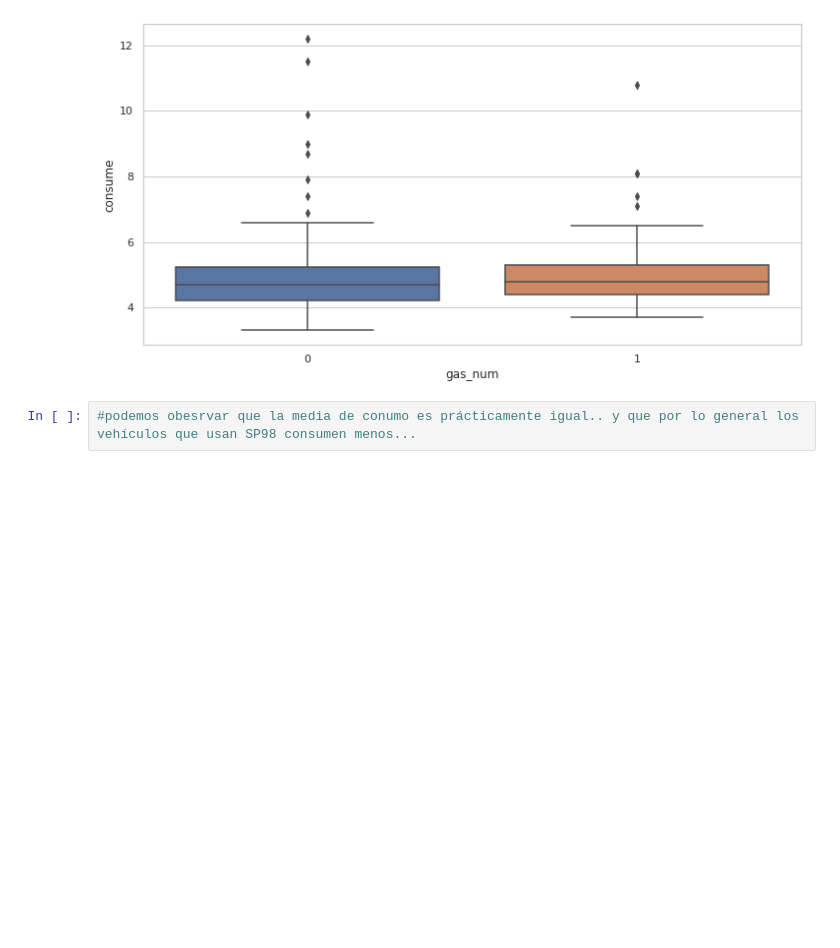
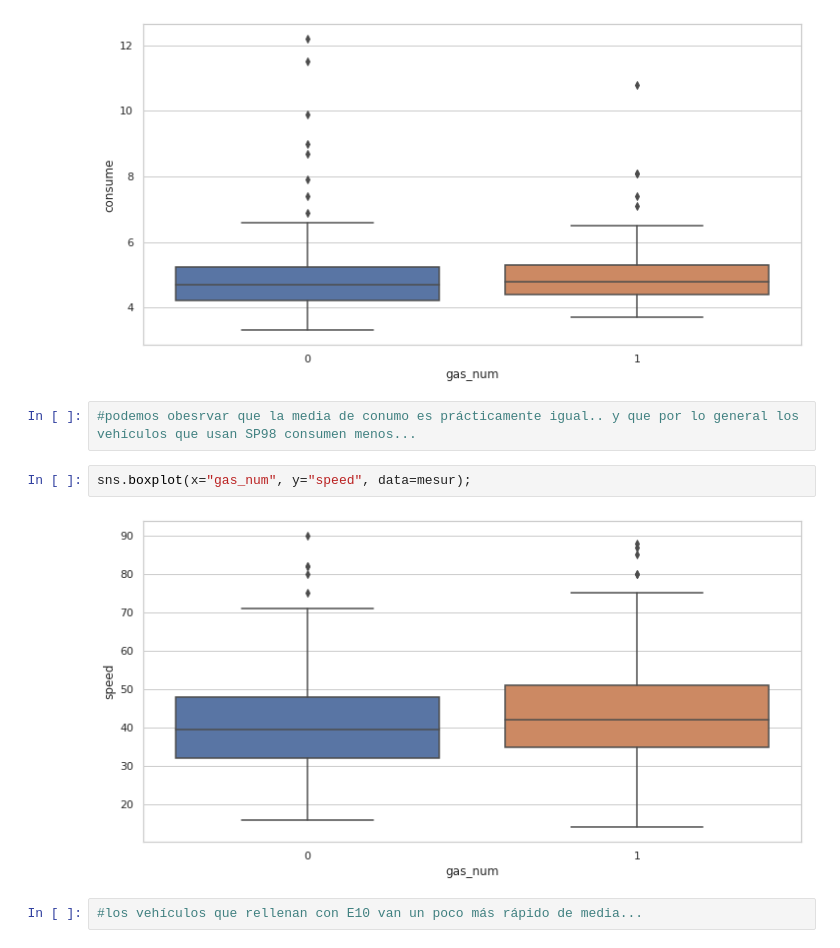
Before and after one commit to VictorRodriguezIronhack/reto_data, a Jupyter notebook: 02_visual_predicción.ipynb, the cells around one changed output. Cells and saved outputs as stored; diff of their text form; blank space fills up the shorter version.

```diff
--- a/02_visual.ipynb
+++ b/02_visual_predicción.ipynb
@@ -65,3 +65,9 @@ sns.boxplot(x="gas_num", y="consume", data=mesur);
 [figure]
 # %%
 #podemos obesrvar que la media de conumo es prácticamente igual.. y que por lo general los vehículos que usan SP98 consumen menos...
+# %%
+sns.boxplot(x="gas_num", y="speed", data=mesur);
+# %% [output]
+[figure, added]
+# %%
+#los vehículos que rellenan con E10 van un poco más rápido de media...
```
Also changed, not shown: parts of 8 cells of this notebook.
